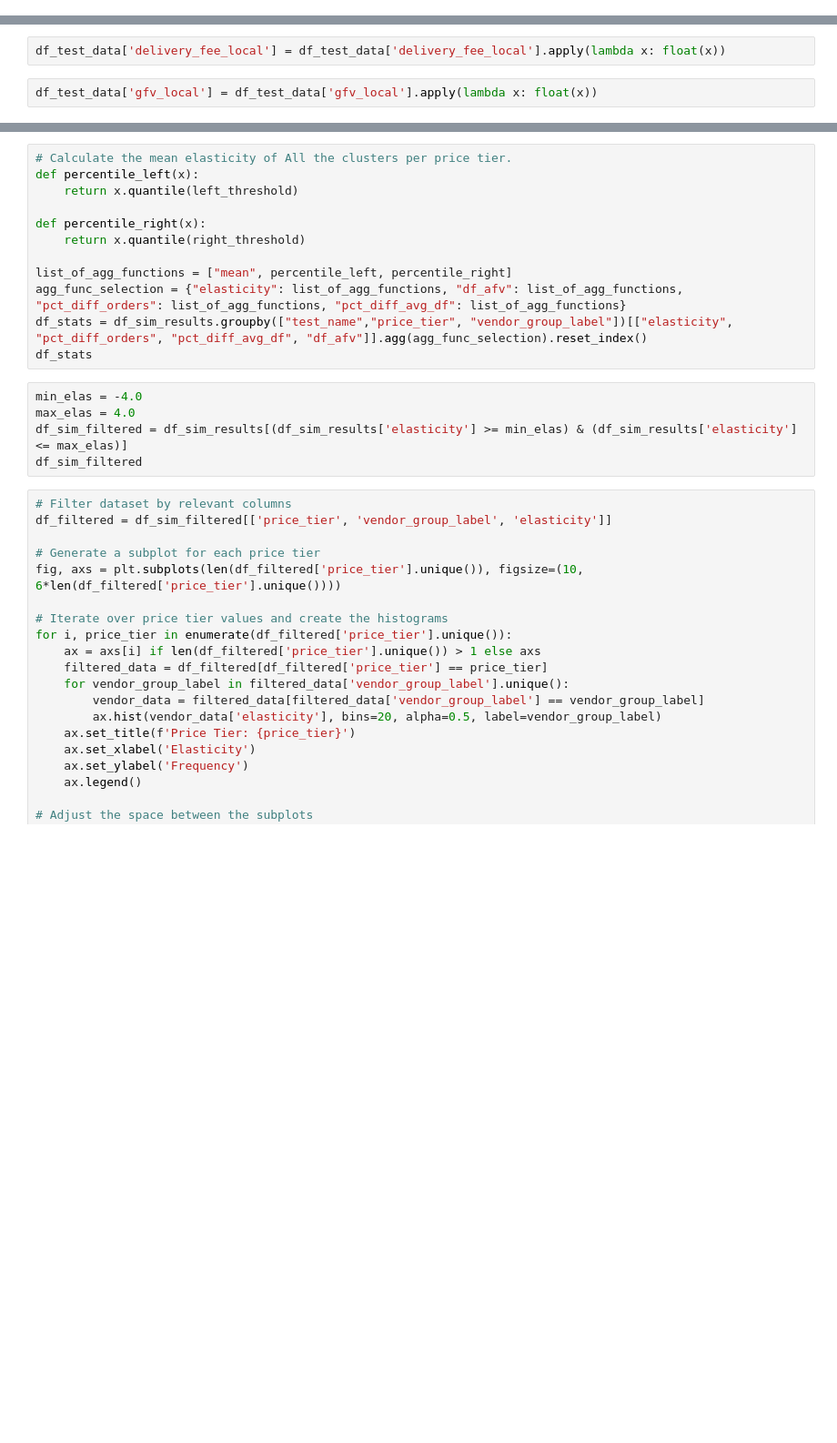
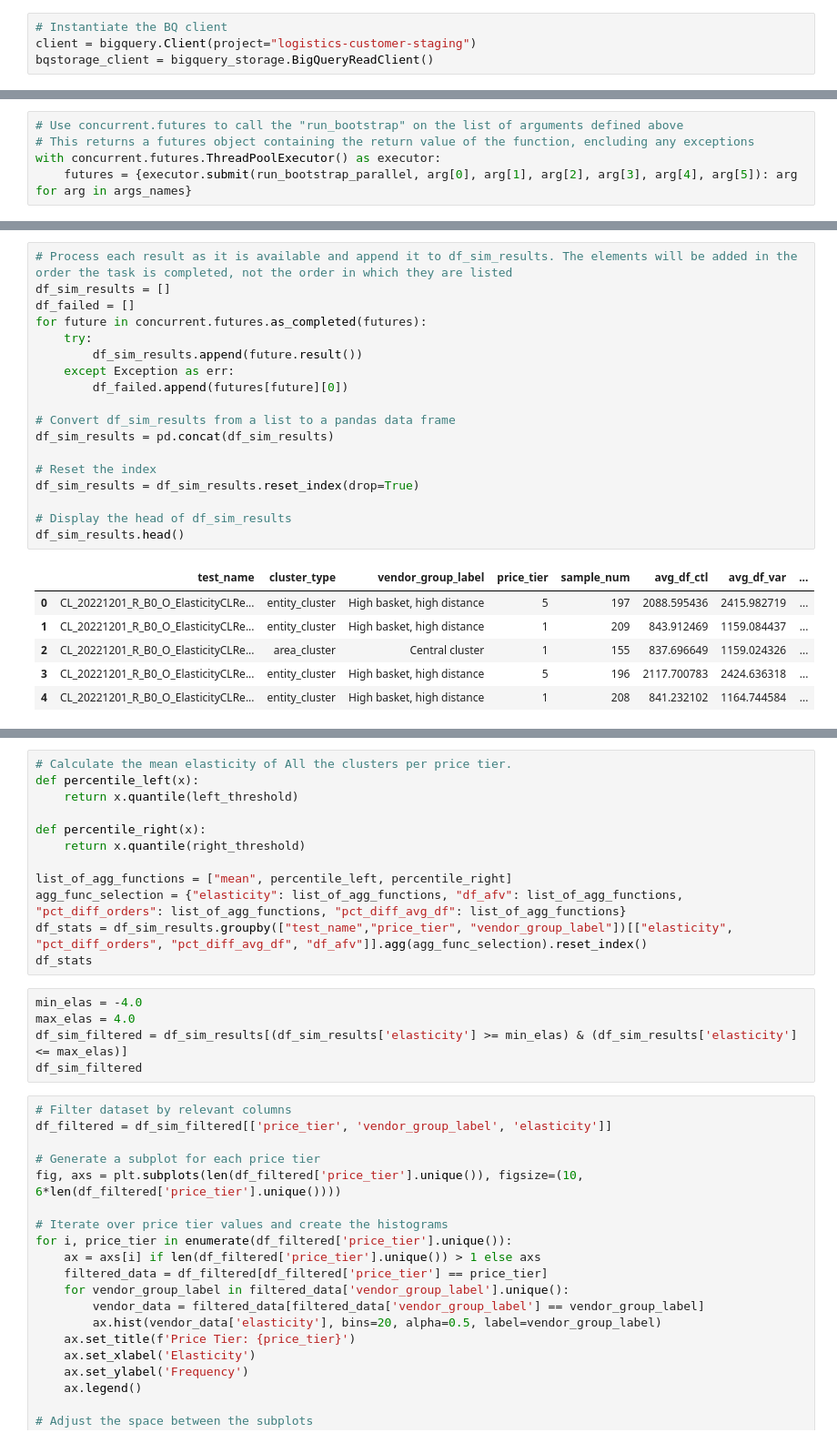
Before and after one commit to omar-elmaria/bootstrap_analysis, a Jupyter notebook: cluster_tier_level_analysis.ipynb, the cells around one changed output, grey strips where cells are left out. Shown at 91% size. Drawn from its saved outputs; the diff is of its cells as text; blank space fills up the shorter version.

```diff
--- a/cluster_tier_level_analysis.ipynb
+++ b/cluster_tier_level_analysis.ipynb
@@ -38,0 +24,4 @@ right_threshold = round((1 - (1 - cl) / 2), 4)
+# %%
+# Instantiate the BQ client
+client = bigquery.Client(project="logistics-customer-staging")
+bqstorage_client = bigquery_storage.BigQueryReadClient()
@@ -154,4 +188,0 @@ df_test_data.head()
-# %%
-df_test_data['delivery_fee_local'] = df_test_data['delivery_fee_local'].apply(lambda x: float(x))
-# %%
-df_test_data['gfv_local'] = df_test_data['gfv_local'].apply(lambda x: float(x))
@@ -312,0 +334,5 @@ df_sim_results.head()
+# %%
+# Use concurrent.futures to call the "run_bootstrap" on the list of arguments defined above
+# This returns a futures object containing the return value of the function, encluding any exceptions
+with concurrent.futures.ThreadPoolExecutor() as executor:
+    futures = {executor.submit(run_bootstrap_parallel, arg[0], arg[1], arg[2], arg[3], arg[4], arg[5]): arg for arg in args_names}
@@ -312,0 +358,25 @@ df_sim_results.head()
+# %%
+# Process each result as it is available and append it to df_sim_results. The elements will be added in the order the task is completed, not the order in which they are listed
+df_sim_results = []
+df_failed = []
+for future in concurrent.futures.as_completed(futures):
+    try:
+        df_sim_results.append(future.result())
+    except Exception as err:
+        df_failed.append(futures[future][0])
+
+# Convert df_sim_results from a list to a pandas data frame
+df_sim_results = pd.concat(df_sim_results)
+
+# Reset the index
+df_sim_results = df_sim_results.reset_index(drop=True)
+
+# Display the head of df_sim_results
+df_sim_results.head()
+# %% [output]
+|  | test_name | cluster_type | vendor_group_label | price_tier | sample_num | avg_df_ctl | avg_df_var | ... |
+| 0 | CL_20221201_R_B0_O_ElasticityCLRe... | entity_cluster | High basket, high distance | 5 | 197 | 2088.595436 | 2415.982719 | ... |
+| 1 | CL_20221201_R_B0_O_ElasticityCLRe... | entity_cluster | High basket, high distance | 1 | 209 | 843.912469 | 1159.084437 | ... |
+| 2 | CL_20221201_R_B0_O_ElasticityCLRe... | area_cluster | Central cluster | 1 | 155 | 837.696649 | 1159.024326 | ... |
+| 3 | CL_20221201_R_B0_O_ElasticityCLRe... | entity_cluster | High basket, high distance | 5 | 196 | 2117.700783 | 2424.636318 | ... |
+| 4 | CL_20221201_R_B0_O_ElasticityCLRe... | entity_cluster | High basket, high distance | 1 | 208 | 841.232102 | 1164.744584 | ... |
```
Also changed, not shown: parts of 19 cells of this notebook.
